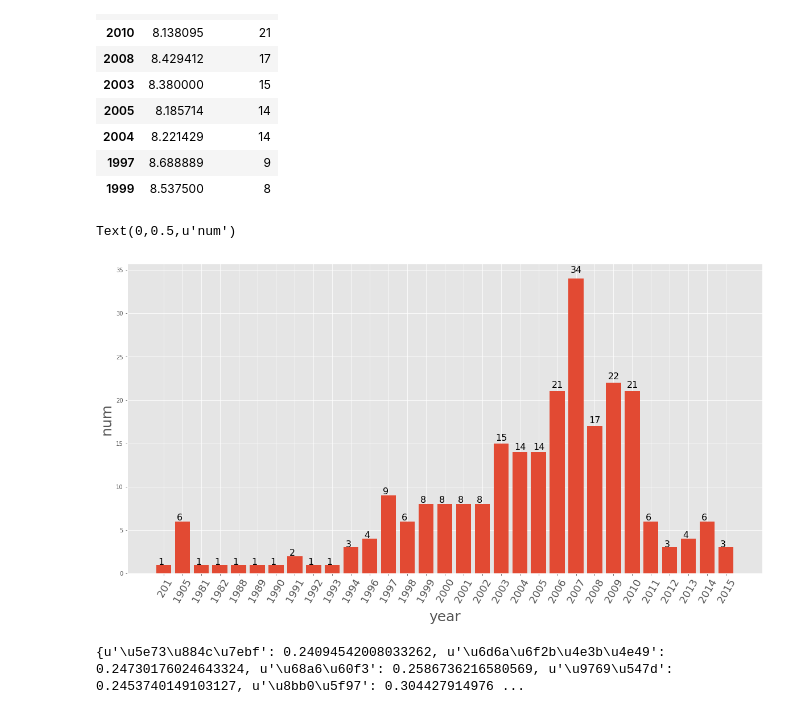
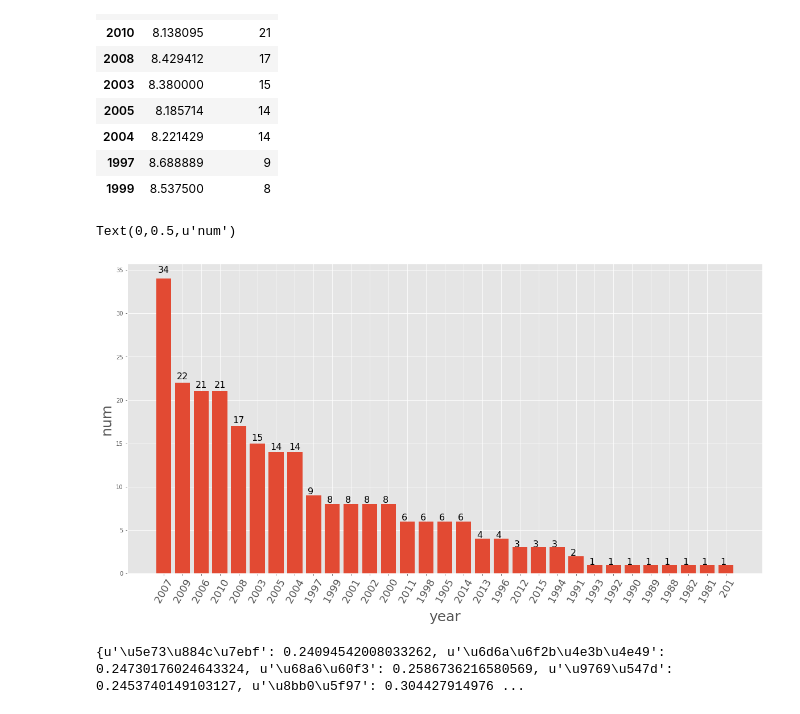
Before and after one commit to Hefountain/Analysis-Project, a Jupyter notebook: 豆瓣图书TOP250.ipynb, the cells around one changed output. Cells and saved outputs as stored; diff of their text form; code cells hidden in the pictures.

```diff
--- a/豆瓣图书TOP250.ipynb
+++ b/豆瓣图书TOP250.ipynb
@@ -320,20 +320,20 @@ year_df[:10]
 # %%
 # 画柱状图
 fig,ax = plt.subplots(1,1,figsize=(20,10))
-rect = ax.bar(np.arange(len(data.index)),data['yearNum'],width=0.8)
+rect = ax.bar(np.arange(len(year_df.index)),year_df['yearNum'],width=0.8)
 for rec in rect:
     x = rec.get_x()
     height = rec.get_height()
     ax.text(x+0.1,1.02*height, str(height),fontsize=16)
 
-ax.set_xticks(np.arange(len(data.index)))
-ax.set_xticklabels(data.index,size=18,rotation=60)
+ax.set_xticks(np.arange(len(year_df.index)))
+ax.set_xticklabels(year_df.index,size=18,rotation=60)
 
 ax.set_xlabel('year',size=25)
 ax.set_ylabel('num',size=25)
 # %% [output]
 Text(0,0.5,u'num')
-[figure, old version]
+[figure, new version]
 # %%
 # 由上图可以分析发现，TOP250豆瓣书籍中，书籍数量排名前六的年份依次为2007，2009，2006，
 # 2010，2003，2008，年份都比较集中，说明进入21世纪以来的前几年是作家们创作的好时期。
```
